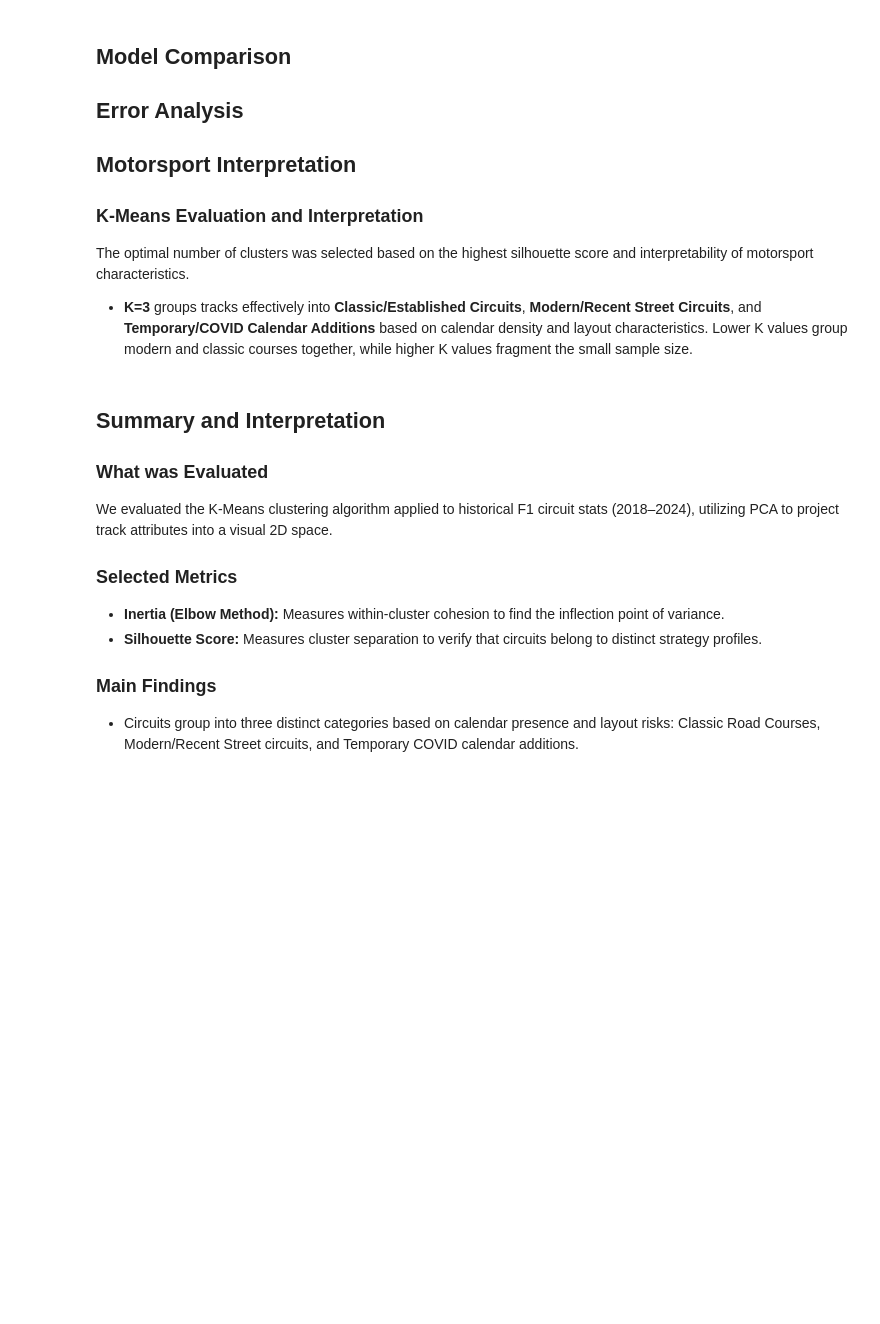
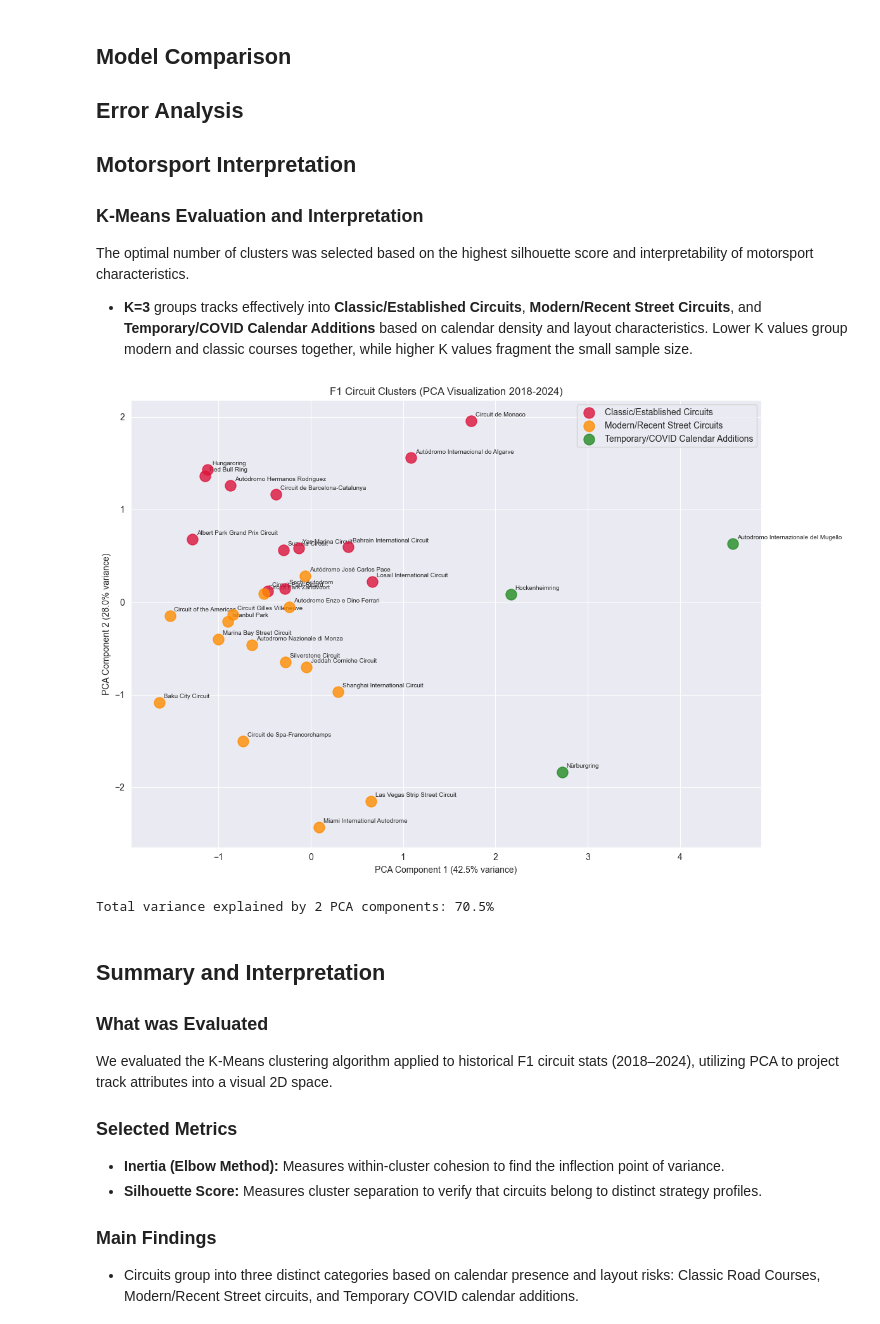
Before and after one commit to RuchithaAV/F1-Prediction-Project, a Jupyter notebook: notebooks/circuit_clustering.ipynb, the cells around one changed output. Drawn from its saved outputs; the diff is of its cells as text; code cells hidden in the pictures; blank space fills up the shorter version.

```diff
--- a/notebooks/circuit_clustering.ipynb
+++ b/notebooks/circuit_clustering.ipynb
@@ -461,9 +484,6 @@ kmeans_c = KMeans(n_clusters=3, random_state=42, n_init=10)
 circuits_features['cluster'] = kmeans_c.fit_predict(scaled_features)
 
 # Label clusters based on calendar density and activity:
-# Cluster 0: Classic/Established Circuits (highest total race and DNF count due to long calendar presence)
-# Cluster 1: Modern/Street Circuits (newer additions like Baku, Miami, Las Vegas, COTA)
-# Cluster 2: Temporary/COVID Calendars (Hockenheim, Mugello, Algarve, Nurburgring with unique strategy profiles)
 cluster_label_map = {
     0: 'Classic/Established Circuits',
     1: 'Modern/Recent Street Circuits',
@@ -471,41 +491,44 @@ cluster_label_map = {
 }
 circuits_features['cluster_label'] = circuits_features['cluster'].map(cluster_label_map)
 
-# Merge with circuit details
-circuits_full = circuits_features.merge(circuits[['circuitId', 'name', 'country']], on='circuitId')
+# Use the copy method since circuits_features already contains name and country fields
+circuits_full = circuits_features.copy()
 
 # Apply PCA for 2D visualization
 pca_c = PCA(n_components=2)
 X_c_pca = pca_c.fit_transform(scaled_features)
 circuits_full['pca_x'] = X_c_pca[:, 0]
 circuits_full['pca_y'] = X_c_pca[:, 1]
 
 # Plotting the clusters
 colors_c = {
     'Classic/Established Circuits': 'crimson',
     'Modern/Recent Street Circuits': 'darkorange',
     'Temporary/COVID Calendar Additions': 'forestgreen'
 }
 
 plt.figure(figsize=(12, 8))
 for label, color in colors_c.items():
     mask = circuits_full['cluster_label'] == label
     plt.scatter(circuits_full[mask]['pca_x'], circuits_full[mask]['pca_y'],
                 c=color, label=label, s=150, zorder=5, alpha=0.8)
 
     # Annotate names
     for _, row in circuits_full[mask].iterrows():
         plt.annotate(row['name'], (row['pca_x'], row['pca_y']),
                      fontsize=7, xytext=(5, 5), textcoords='offset points')
 
 plt.title('F1 Circuit Clusters (PCA Visualization 2018-2024)')
 plt.xlabel(f'PCA Component 1 ({pca_c.explained_variance_ratio_[0]*100:.1f}% variance)')
 plt.ylabel(f'PCA Component 2 ({pca_c.explained_variance_ratio_[1]*100:.1f}% variance)')
 plt.legend()
 plt.tight_layout()
 plt.show()
 
 print(f"\nTotal variance explained by 2 PCA components: {sum(pca_c.explained_variance_ratio_)*100:.1f}%")
+# %% [output]
+[figure, added]
+Total variance explained by 2 PCA components: 70.5%
 # %% [markdown]
 ## Summary and Interpretation
 
```
Also changed, not shown: parts of 5 cells of this notebook, 16 other files.
